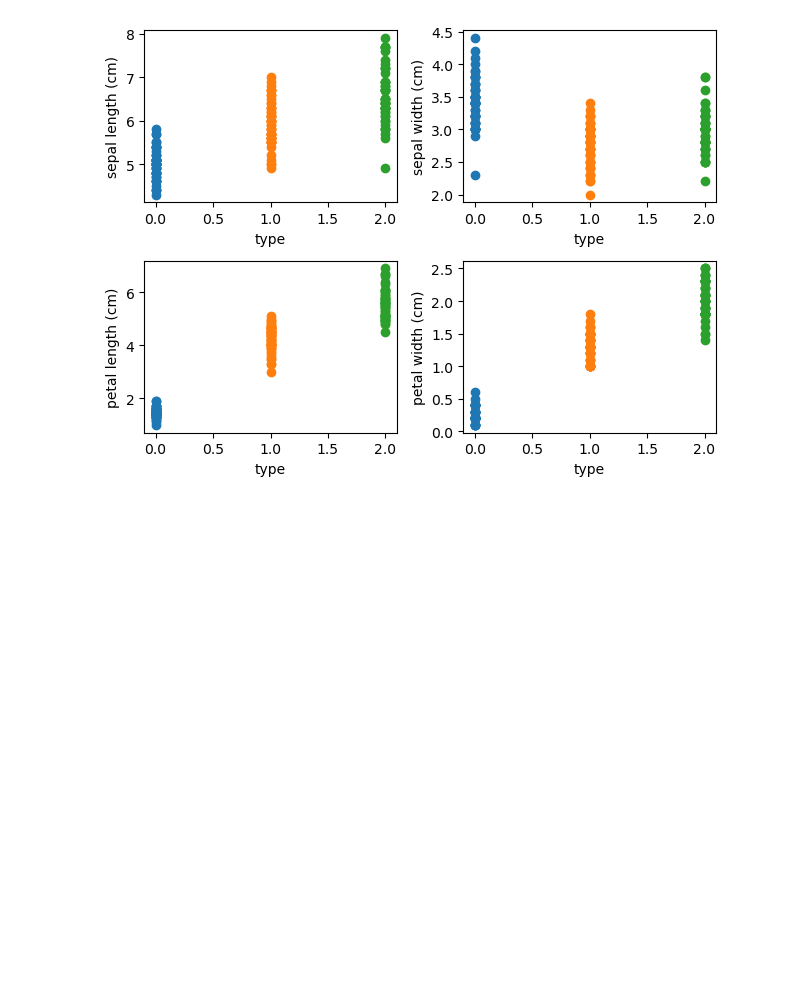
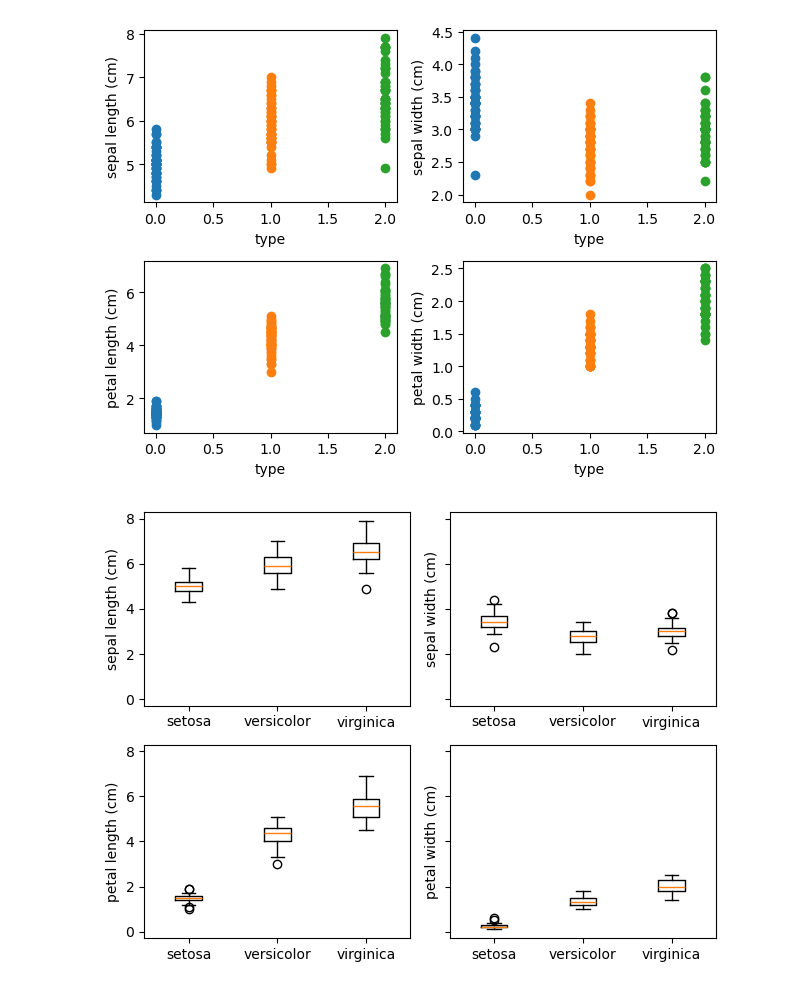
Before and after one commit to JINSUKO/Machin-Leaning-course-Practices, a Jupyter notebook: pratice_iris_data.ipynb, the cells around one changed output. Saved outputs shown, nothing was run; the diff lists cells and outputs as text; code cells hidden in the pictures; blank space fills up the shorter version.

Commit message:
visualizate using boxplot

```diff
--- a/pratice_iris_data.ipynb
+++ b/pratice_iris_data.ipynb
@@ -84,7 +84,7 @@ for i, row in enumerate(axis):
     for j, cell in enumerate(row):
         cell.set_xlabel('type')
         cell.set_ylabel(X_iris_columns[cnt])
-        cell.scatter(y_iris[y_iris == 0], X_iris[y_iris == 0][cnt])
+        cell.scatter(x=y_iris[y_iris == 0], y=X_iris[y_iris == 0][cnt])
         cell.scatter(y_iris[y_iris == 1], X_iris[y_iris == 1][cnt])
         cell.scatter(y_iris[y_iris == 2], X_iris[y_iris == 2][cnt])
         fig.tight_layout()
@@ -94,5 +94,28 @@ for i, row in enumerate(axis):
 plt.show()
 # %% [output]
 [figure]
+# %%
+# boxplot그리기
+# https://velog.io/@youjung/matplotlib%EC%9C%BC%EB%A1%9C-Box-plot-%EA%B7%B8%EB%A6%AC%EA%B8%B0
+# 눈금 표시하기
+# https://wikidocs.net/92089
+
+fig, axis = plt.subplots(2, 2, sharey=True)
+# fig, axis = plt.subplots(2, 2)
+
+cnt = 0
+for i, row in enumerate(axis):
+    for j, cell in enumerate(row):
+        # cell.set_xlabel('type')
+        cell.set_ylabel(X_iris_columns[cnt])
+        cell.boxplot([X_iris[y_iris == 0][cnt], X_iris[y_iris == 1][cnt], X_iris[y_iris == 2][cnt]])
+        cell.set_xticks([1, 2, 3], [X_iris_types[0], X_iris_types[1], X_iris_types[2]])
+        fig.tight_layout()
+        cnt += 1
+
+
+plt.show()
+# %% [output]
+[figure, added]
 # %%
 |
```
